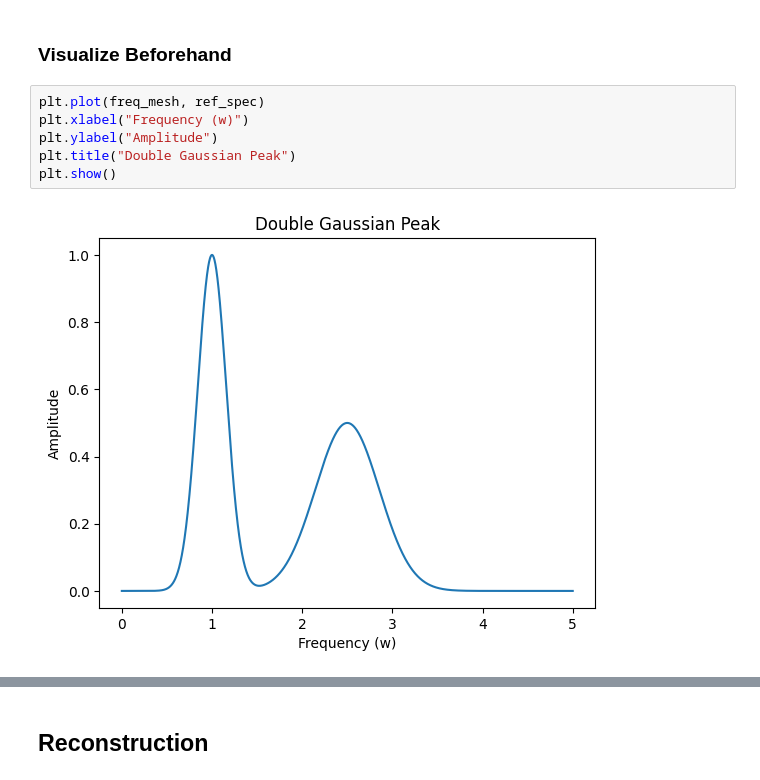
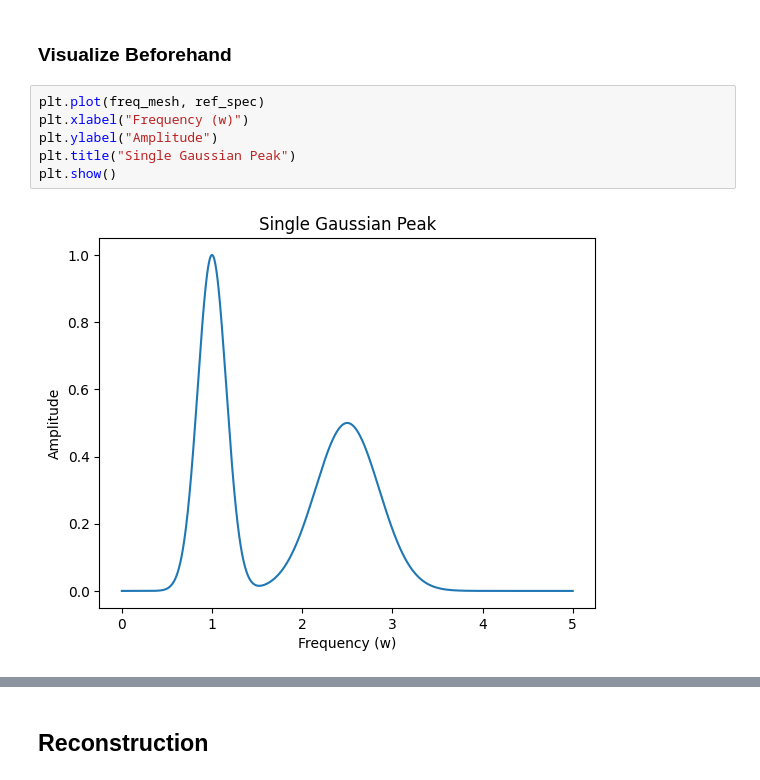
Before and after one commit to JonasTurnwald/fredipy, a Jupyter notebook: examples/gaussian_mixture_model.ipynb, the cells around one changed output, grey strips where cells are left out. Drawn from its saved outputs; the diff is of its cells as text.

```diff
--- a/examples/gaussian_mixture_model.ipynb
+++ b/examples/gaussian_mixture_model.ipynb
@@ -57,11 +63,11 @@ data = {
 # %%
 plt.plot(freq_mesh, ref_spec)
 plt.xlabel("Frequency (w)")
 plt.ylabel("Amplitude")
-plt.title("Double Gaussian Peak")
+plt.title("Single Gaussian Peak")
 plt.show()
 # %% [output]
-[figure, old version]
+[figure, new version]
 # %%
 plt.scatter(matsubara_mesh, ref_eucl, color='blue', label='reference data')
 plt.scatter(matsubara_mesh, noised_eucl, color='red', label='noisy data')
```
Also changed, not shown: parts of 15 cells of this notebook, 1 other file.
